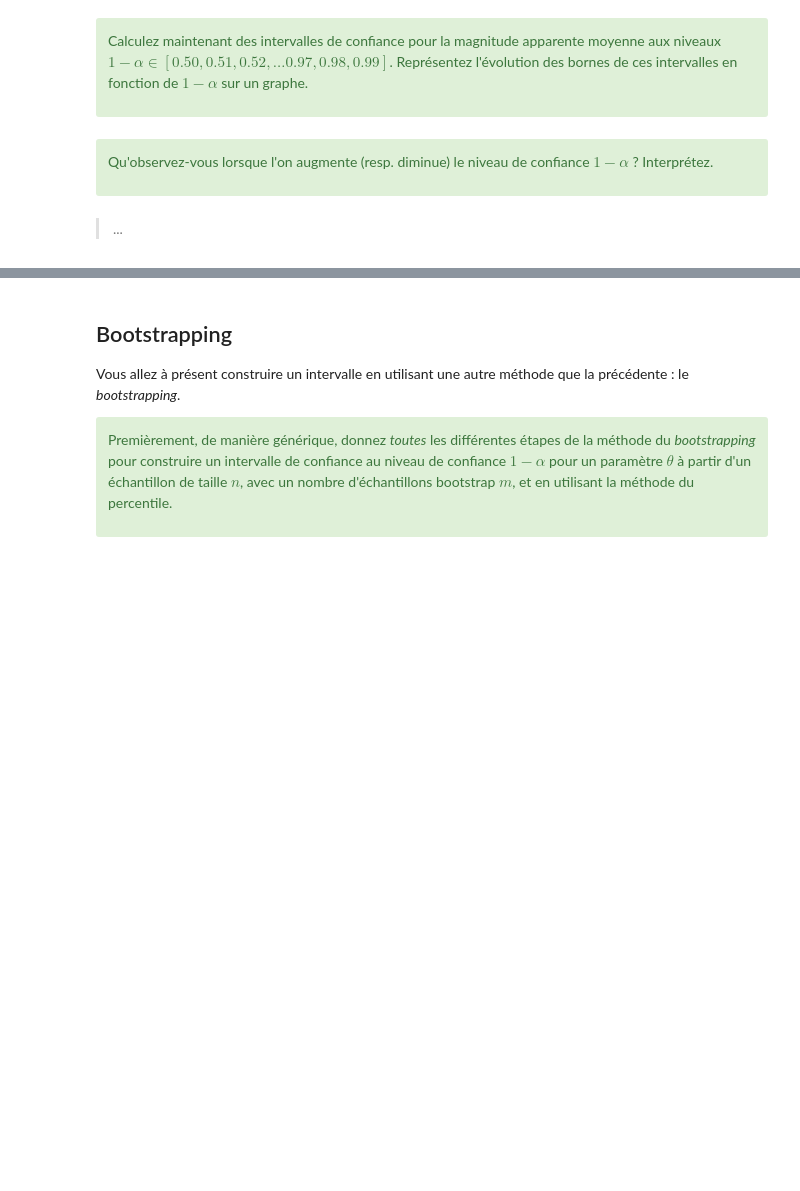
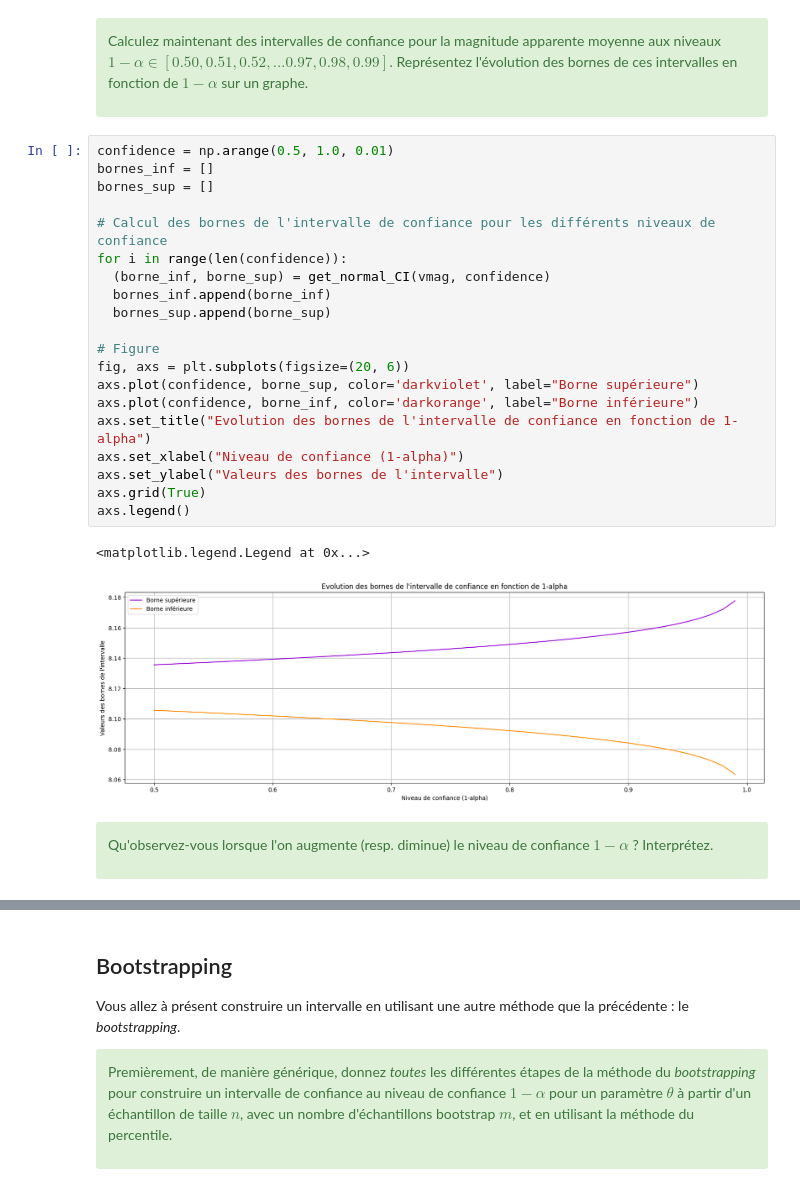
Before and after one commit to MehdiBoustani/Estimation-par-intervalle-et-regression, a Jupyter notebook: math0487_hw2.ipynb, the cells around one changed output, grey strips where cells are left out. Drawn from its saved outputs; the diff is of its cells as text; blank space fills up the shorter version.

```diff
--- a/math0487_hw2.ipynb
+++ b/math0487_hw2.ipynb
@@ -207,11 +394,32 @@ Calculez à présent l'intervalle de confiance pour la magnitude apparente moyen
 Calculez maintenant des intervalles de confiance pour la magnitude apparente moyenne aux niveaux $1-\alpha \in [0.50, 0.51, 0.52, \ldots 0.97, 0.98, 0.99]$. Représentez l'évolution des bornes de ces intervalles en fonction de $1-\alpha$ sur un graphe.
 
 </div>
+# %%
+confidence = np.arange(0.5, 1.0, 0.01)
+bornes_inf = []
+bornes_sup = []
+
+# Calcul des bornes de l'intervalle de confiance pour les différents niveaux de confiance
+for i in range(len(confidence)):
+  (borne_inf, borne_sup) = get_normal_CI(vmag, confidence)
+  bornes_inf.append(borne_inf)
+  bornes_sup.append(borne_sup)
+
+# Figure
+fig, axs = plt.subplots(figsize=(20, 6))
+axs.plot(confidence, borne_sup, color='darkviolet', label="Borne supérieure")
+axs.plot(confidence, borne_inf, color='darkorange', label="Borne inférieure")
+axs.set_title("Evolution des bornes de l'intervalle de confiance en fonction de 1-alpha")
+axs.set_xlabel("Niveau de confiance (1-alpha)")
+axs.set_ylabel("Valeurs des bornes de l'intervalle")
+axs.grid(True)
+axs.legend()
+# %% [output]
+<matplotlib.legend.Legend at 0x...>
+[figure, added]
 # %% [markdown]
 <div class="alert alert-block alert-success">
 
 Qu'observez-vous lorsque l'on augmente (resp. diminue) le niveau de confiance $1-\alpha$ ? Interprétez.
 
 </div>
-# %% [markdown]
-> ...
```
Also changed, not shown: parts of 38 cells of this notebook.
